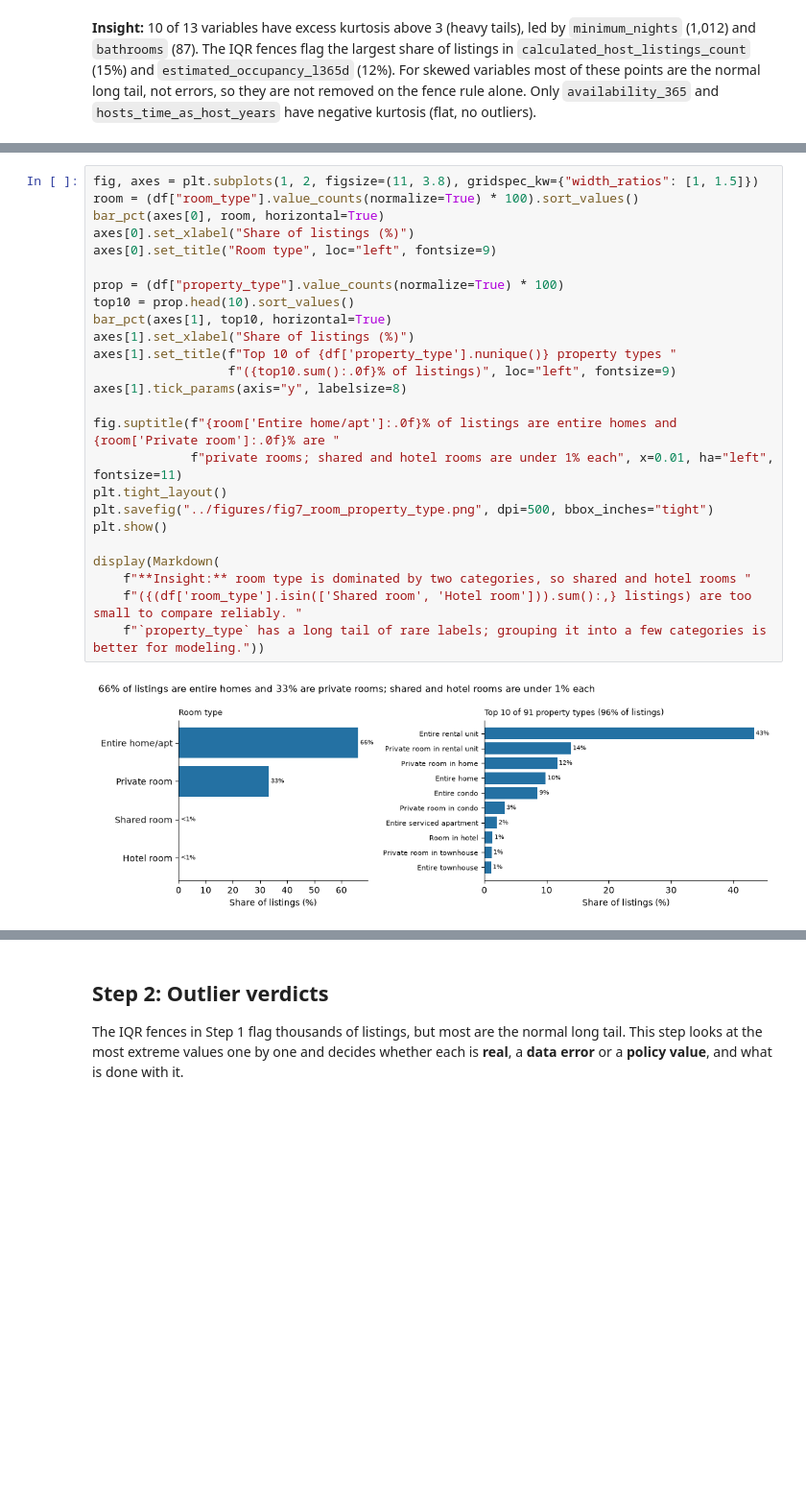
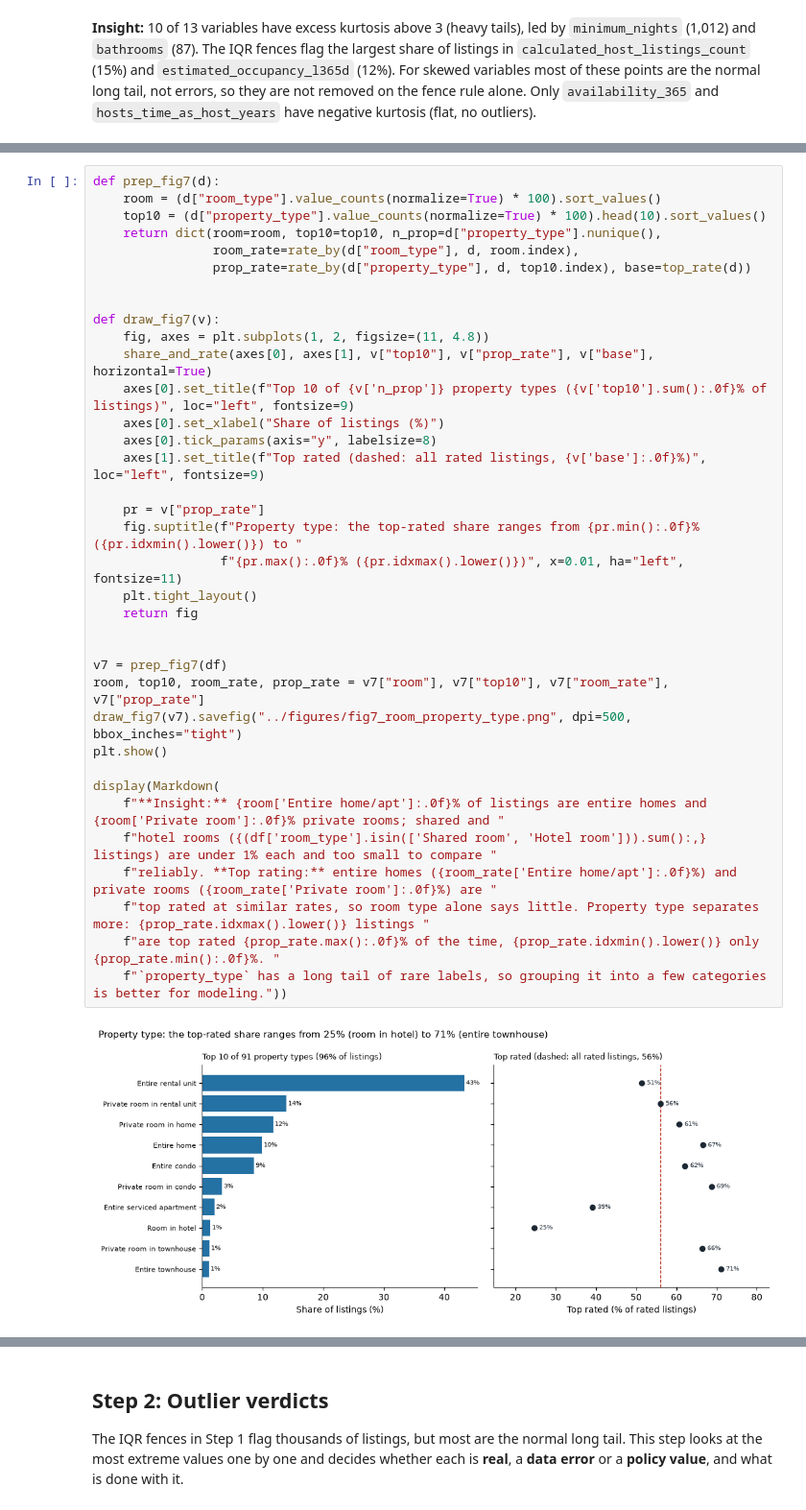
Before and after one commit to varunavy/data230-london-airbnb, a Jupyter notebook: notebooks/02_univariate_ngoc.ipynb, the cells around one changed output, grey strips where cells are left out. Shown at 96% size. Cells and saved outputs as stored; diff of their text form; blank space fills up the shorter version.

```diff
--- a/notebooks/02_univariate_ngoc.ipynb
+++ b/notebooks/02_univariate_ngoc.ipynb
@@ -242,27 +321,38 @@ Shows what kind of space is being rented.
 # %%
-fig, axes = plt.subplots(1, 2, figsize=(11, 3.8), gridspec_kw={"width_ratios": [1, 1.5]})
-room = (df["room_type"].value_counts(normalize=True) * 100).sort_values()
-bar_pct(axes[0], room, horizontal=True)
-axes[0].set_xlabel("Share of listings (%)")
-axes[0].set_title("Room type", loc="left", fontsize=9)
+def prep_fig7(d):
+    room = (d["room_type"].value_counts(normalize=True) * 100).sort_values()
+    top10 = (d["property_type"].value_counts(normalize=True) * 100).head(10).sort_values()
+    return dict(room=room, top10=top10, n_prop=d["property_type"].nunique(),
+                room_rate=rate_by(d["room_type"], d, room.index),
+                prop_rate=rate_by(d["property_type"], d, top10.index), base=top_rate(d))
 
-prop = (df["property_type"].value_counts(normalize=True) * 100)
-top10 = prop.head(10).sort_values()
-bar_pct(axes[1], top10, horizontal=True)
-axes[1].set_xlabel("Share of listings (%)")
-axes[1].set_title(f"Top 10 of {df['property_type'].nunique()} property types "
-                  f"({top10.sum():.0f}% of listings)", loc="left", fontsize=9)
-axes[1].tick_params(axis="y", labelsize=8)
 
-fig.suptitle(f"{room['Entire home/apt']:.0f}% of listings are entire homes and {room['Private room']:.0f}% are "
-             f"private rooms; shared and hotel rooms are under 1% each", x=0.01, ha="left", fontsize=11)
-plt.tight_layout()
-plt.savefig("../figures/fig7_room_property_type.png", dpi=500, bbox_inches="tight")
+def draw_fig7(v):
+    fig, axes = plt.subplots(1, 2, figsize=(11, 4.8))
+    share_and_rate(axes[0], axes[1], v["top10"], v["prop_rate"], v["base"], horizontal=True)
+    axes[0].set_title(f"Top 10 of {v['n_prop']} property types ({v['top10'].sum():.0f}% of listings)", loc="left", fontsize=9)
+    axes[0].set_xlabel("Share of listings (%)")
+    axes[0].tick_params(axis="y", labelsize=8)
+    axes[1].set_title(f"Top rated (dashed: all rated listings, {v['base']:.0f}%)", loc="left", fontsize=9)
+
+    pr = v["prop_rate"]
+    fig.suptitle(f"Property type: the top-rated share ranges from {pr.min():.0f}% ({pr.idxmin().lower()}) to "
+                 f"{pr.max():.0f}% ({pr.idxmax().lower()})", x=0.01, ha="left", fontsize=11)
+    plt.tight_layout()
+    return fig
+
+
+v7 = prep_fig7(df)
+room, top10, room_rate, prop_rate = v7["room"], v7["top10"], v7["room_rate"], v7["prop_rate"]
+draw_fig7(v7).savefig("../figures/fig7_room_property_type.png", dpi=500, bbox_inches="tight")
 plt.show()
 
 display(Markdown(
-    f"**Insight:** room type is dominated by two categories, so shared and hotel rooms "
-    f"({(df['room_type'].isin(['Shared room', 'Hotel room'])).sum():,} listings) are too small to compare reliably. "
-    f"`property_type` has a long tail of rare labels; grouping it into a few categories is better for modeling."))
+    f"**Insight:** {room['Entire home/apt']:.0f}% of listings are entire homes and {room['Private room']:.0f}% private rooms; shared and "
+    f"hotel rooms ({(df['room_type'].isin(['Shared room', 'Hotel room'])).sum():,} listings) are under 1% each and too small to compare "
+    f"reliably. **Top rating:** entire homes ({room_rate['Entire home/apt']:.0f}%) and private rooms ({room_rate['Private room']:.0f}%) are "
+    f"top rated at similar rates, so room type alone says little. Property type separates more: {prop_rate.idxmax().lower()} listings "
+    f"are top rated {prop_rate.max():.0f}% of the time, {prop_rate.idxmin().lower()} only {prop_rate.min():.0f}%. "
+    f"`property_type` has a long tail of rare labels, so grouping it into a few categories is better for modeling."))
 # %% [output]
-[figure, old version]
+[figure, new version]
```
Also changed, not shown: parts of 22 cells of this notebook, 9 other files.
